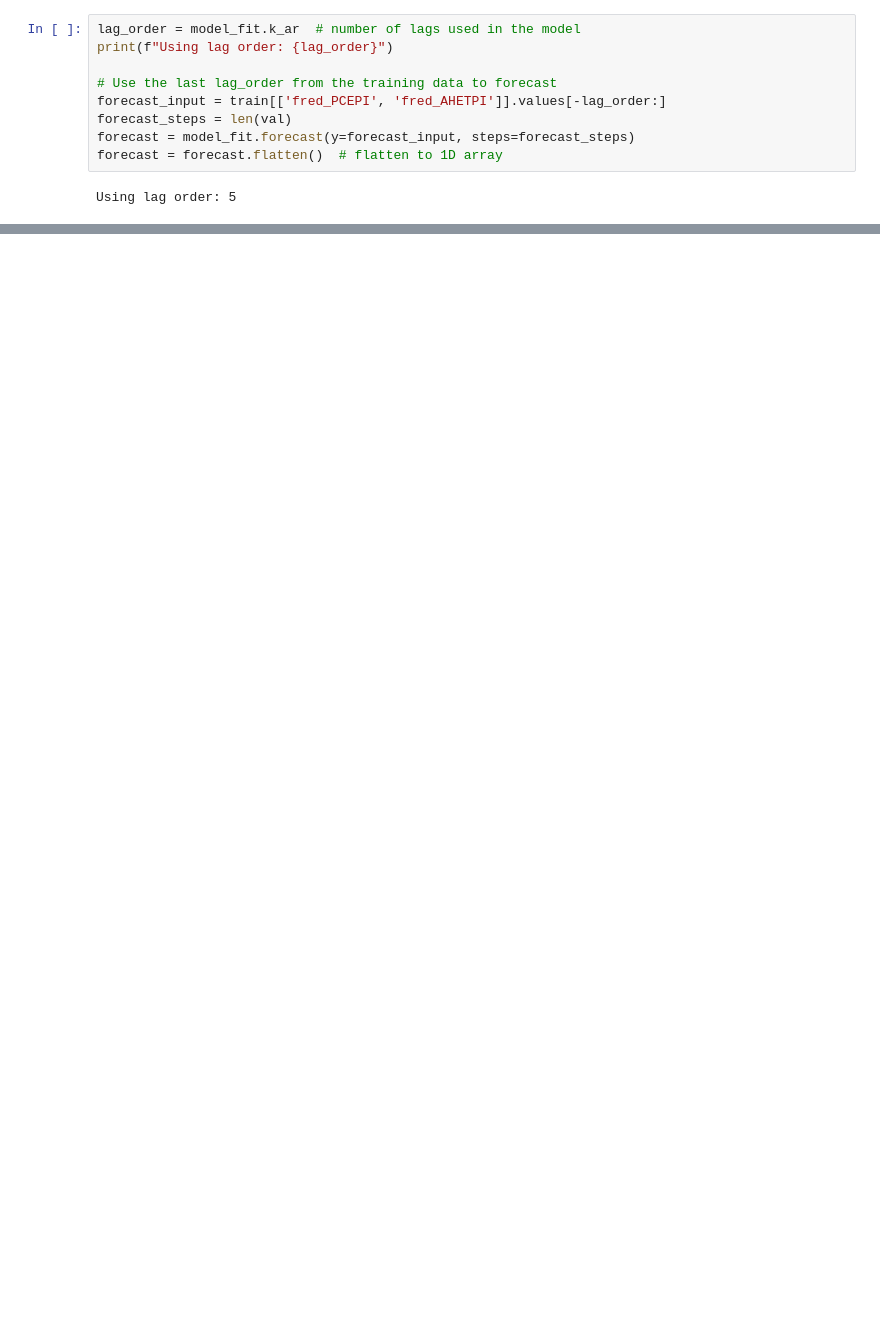
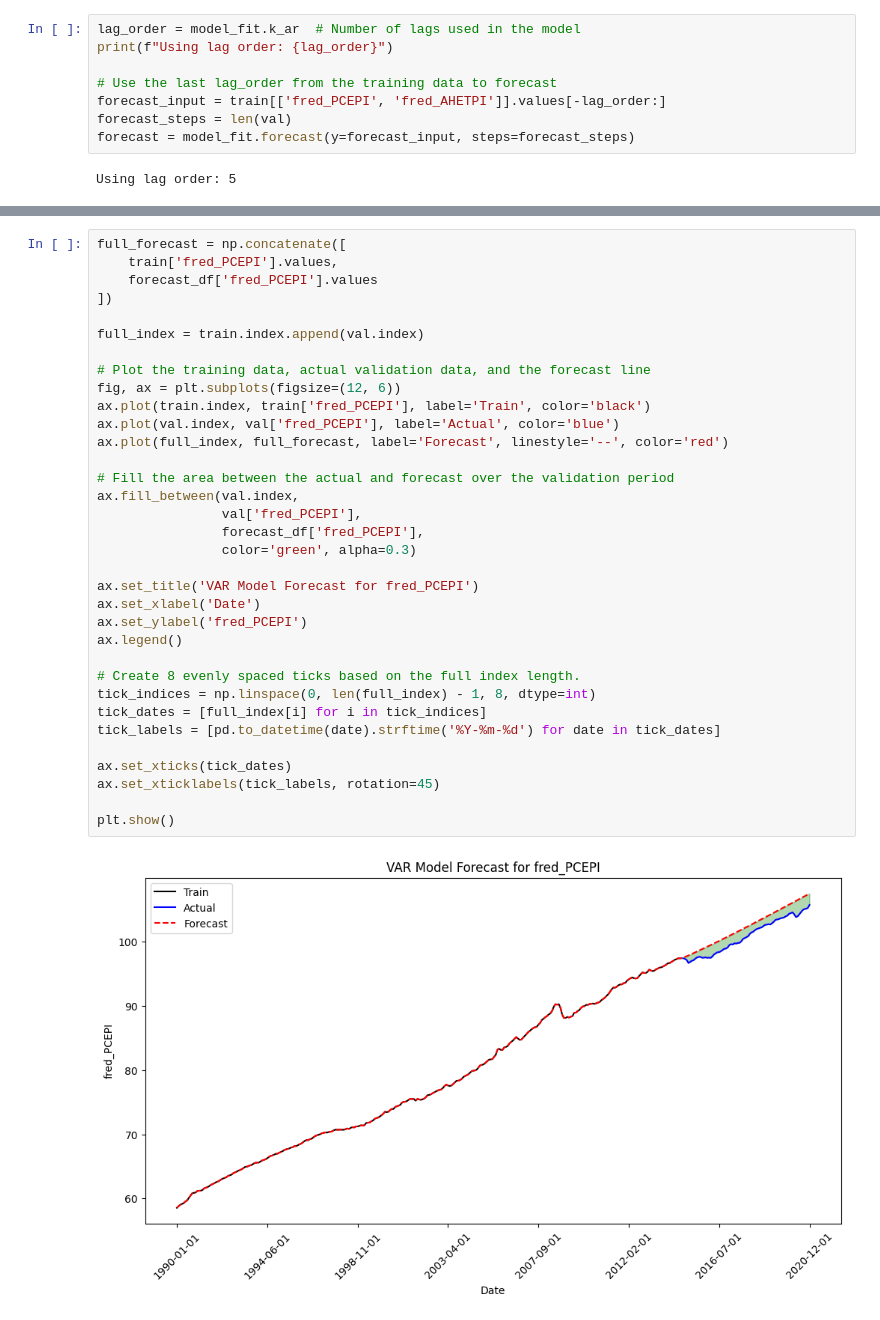
Before and after one commit to sc20geb/COMP5530M-Group-Project-Inflation-Forecasting, a Jupyter notebook: Training/VAR.ipynb, the cells around one changed output, grey strips where cells are left out. Drawn from its saved outputs; the diff is of its cells as text; blank space fills up the shorter version.

```diff
--- a/Training/VAR.ipynb
+++ b/Training/VAR.ipynb
@@ -44,14 +44,13 @@ Correlation matrix of residuals
 fred_PCEPI       1.000000     0.012887
 fred_AHETPI      0.012887     1.000000
 # %%
-lag_order = model_fit.k_ar  # number of lags used in the model
+lag_order = model_fit.k_ar  # Number of lags used in the model
 print(f"Using lag order: {lag_order}")
 
 # Use the last lag_order from the training data to forecast
 forecast_input = train[['fred_PCEPI', 'fred_AHETPI']].values[-lag_order:]
 forecast_steps = len(val)
 forecast = model_fit.forecast(y=forecast_input, steps=forecast_steps)
-forecast = forecast.flatten()  # flatten to 1D array
 # %% [output]
 Using lag order: 5
 # %%
@@ -73,0 +90,36 @@ plt.show()
+# %%
+full_forecast = np.concatenate([
+    train['fred_PCEPI'].values,
+    forecast_df['fred_PCEPI'].values
+])
+
+full_index = train.index.append(val.index)
+
+# Plot the training data, actual validation data, and the forecast line
+fig, ax = plt.subplots(figsize=(12, 6))
+ax.plot(train.index, train['fred_PCEPI'], label='Train', color='black')
+ax.plot(val.index, val['fred_PCEPI'], label='Actual', color='blue')
+ax.plot(full_index, full_forecast, label='Forecast', linestyle='--', color='red')
+
+# Fill the area between the actual and forecast over the validation period
+ax.fill_between(val.index,
+                val['fred_PCEPI'],
+                forecast_df['fred_PCEPI'],
+                color='green', alpha=0.3)
+
+ax.set_title('VAR Model Forecast for fred_PCEPI')
+ax.set_xlabel('Date')
+ax.set_ylabel('fred_PCEPI')
+ax.legend()
+
+# Create 8 evenly spaced ticks based on the full index length.
+tick_indices = np.linspace(0, len(full_index) - 1, 8, dtype=int)
+tick_dates = [full_index[i] for i in tick_indices]
+tick_labels = [pd.to_datetime(date).strftime('%Y-%m-%d') for date in tick_dates]
+
+ax.set_xticks(tick_dates)
+ax.set_xticklabels(tick_labels, rotation=45)
+
+plt.show()
+# %% [output]
+[figure, added]
```
Also changed, not shown: parts of 4 cells of this notebook, 1 other file.
